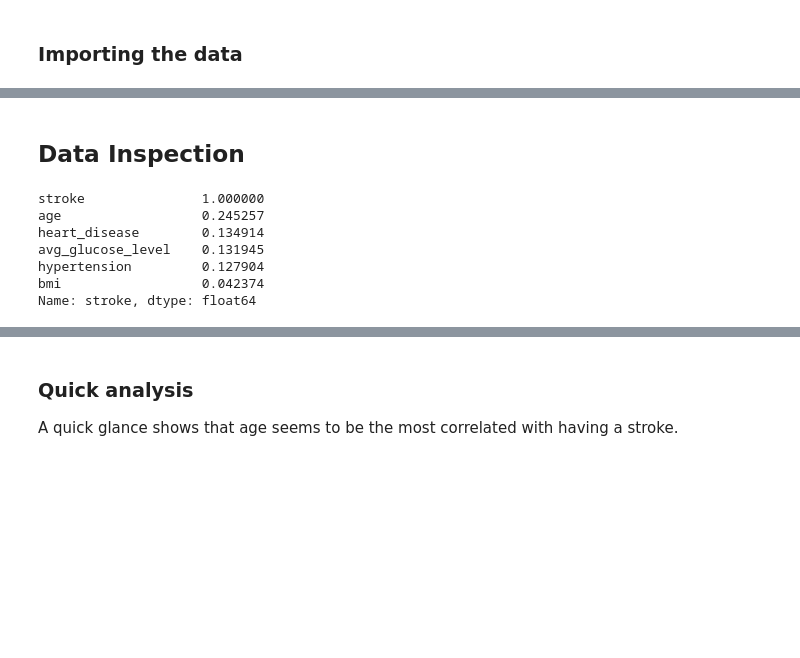
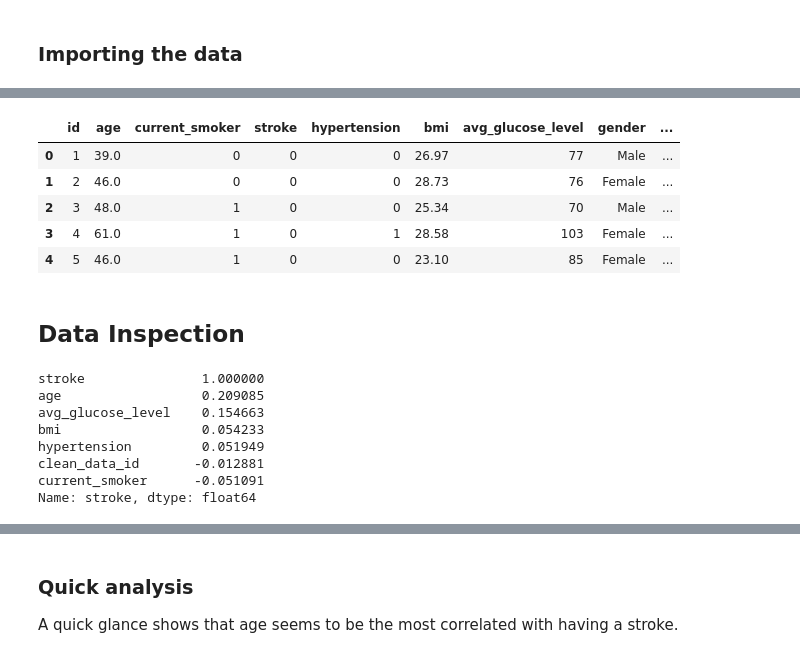
Before and after one commit to mattdharmon/stroke_data_analysis, a Jupyter notebook: Stroke Risks.ipynb, the cells around one changed output, grey strips where cells are left out. Saved outputs shown, nothing was run; the diff lists cells and outputs as text; code cells hidden in the pictures; blank space fills up the shorter version.

```diff
--- a/Stroke Risks.ipynb
+++ b/Stroke Risks.ipynb
@@ -24,0 +20,6 @@ stroke_df.head()
+# %%
+from config import db_password, db_url, db_port
+
+# Make a connection
+connection_string = f"postgres://postgres:{db_password}@{db_url}:{db_port}/final_project"
+engine = create_engine(connection_string)
@@ -25 +45,12 @@ stroke_df.head()
+# %%
+# Do some data cleaning to prepare it for database save.
+stroke_df['clean_data_id'] = stroke_df['id']
+stroke_df.head()
+# %% [output]
+|  | id | age | current_smoker | stroke | hypertension | bmi | avg_glucose_level | gender | ... |
+| 0 | 1 | 39.0 | 0 | 0 | 0 | 26.97 | 77 | Male | ... |
+| 1 | 2 | 46.0 | 0 | 0 | 0 | 28.73 | 76 | Female | ... |
+| 2 | 3 | 48.0 | 1 | 0 | 0 | 25.34 | 70 | Male | ... |
+| 3 | 4 | 61.0 | 1 | 0 | 1 | 28.58 | 103 | Female | ... |
+| 4 | 5 | 46.0 | 1 | 0 | 0 | 23.10 | 85 | Female | ... |
 # %%
@@ -29,15 +60,16 @@ stroke_df = stroke_df.drop(columns=['id'])
 ## Data Inspection
 # %%
 # Quick glance at what single variable has the highest correlation with a stroke
-stroke_df.corr()['stroke']\
+clean_stroke_df.corr()['stroke']\
     .sort_values(ascending=False)
 # %% [output]
 stroke               1.000000
-age                  0.245257
-heart_disease        0.134914
-avg_glucose_level    0.131945
-hypertension         0.127904
-bmi                  0.042374
+age                  0.209085
+avg_glucose_level    0.154663
+bmi                  0.054233
+hypertension         0.051949
+clean_data_id       -0.012881
+current_smoker      -0.051091
 Name: stroke, dtype: float64
 # %%
 # Visualize the correlations.
```
Also changed, not shown: parts of 13 cells of this notebook, 3 other files.
